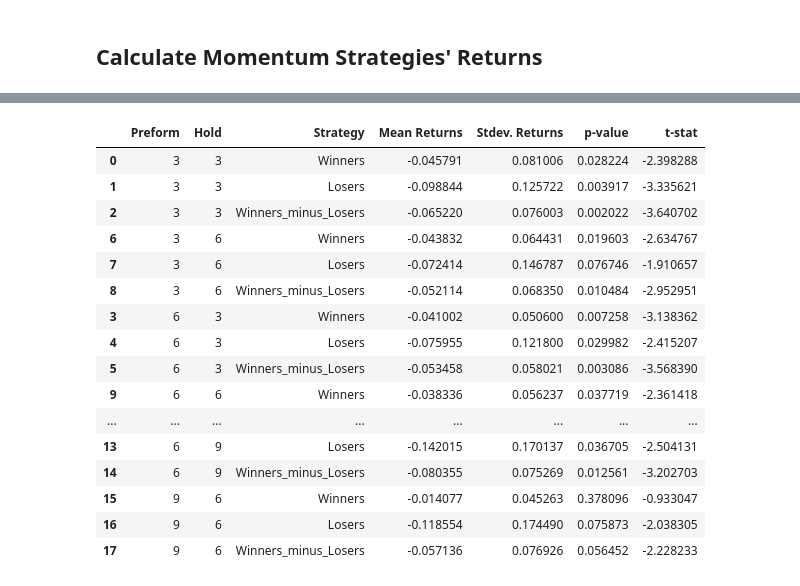
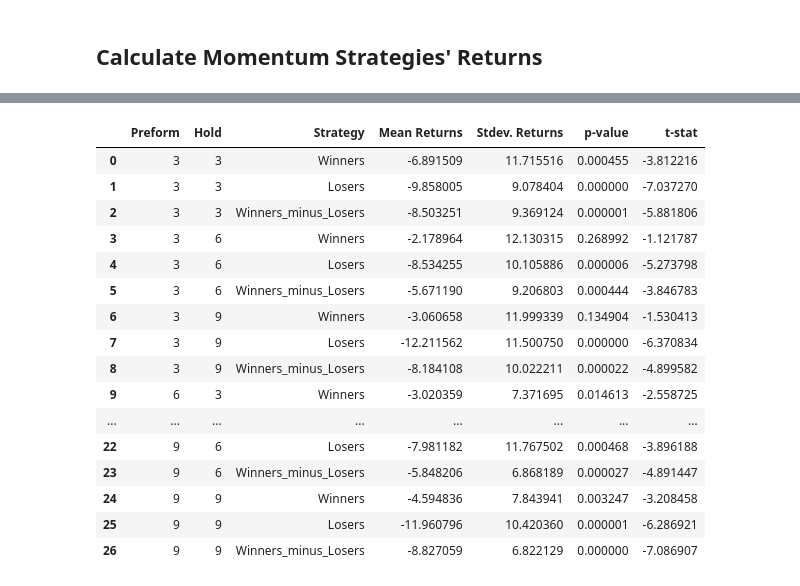
Before and after one commit to plklinh/data501, a Jupyter notebook: Momentum_Trade_Sim.ipynb, the cells around one changed output, grey strips where cells are left out. Drawn from its saved outputs; the diff is of its cells as text; code cells hidden in the pictures.

```diff
--- a/Momentum_Trade_Sim.ipynb
+++ b/Momentum_Trade_Sim.ipynb
@@ -16,17 +30,12 @@ hose_trades, hnx_trades = all_data.get_all_records()
 hose_trades = hose_trades[~hose_trades['Symbol'].isin(hose_listings[hose_listings["Status"] == "Delisted"]["Symbol"])]
 hnx_trades = hnx_trades[~hnx_trades['Symbol'].isin(hnx_listings[hnx_listings["Status"] == "Delisted"]["Symbol"])]
 # %%
-# Filtering our records from the last 5 years
-hose_trades_15_20 = hose_trades[hose_trades["Date"] > "2014-12-31"].copy(deep = True)
-hnx_trades_15_20 = hnx_trades[hnx_trades["Date"] > "2014-12-31"].copy(deep = True)
-
-# Create year, month, day variables
-def create_time_vars(data):
-    data.loc[:,"Year"] = data.Date.dt.year
-    data.loc[:,"Month"] = data.Date.dt.month
-    data.loc[:,"Day"] = data.Date.dt.day
-
-create_time_vars(hose_trades_15_20)
-create_time_vars(hnx_trades_15_20)
+# Filtering our records from the last 5 years, create time dummies and remove low priced stocks
+hose_trades_16_20 = hose_trades[hose_trades["Date"] > "2015-12-31"].copy(deep = True)
+hnx_trades_16_20 = hnx_trades[hnx_trades["Date"] > "2015-12-31"].copy(deep = True)
+create_time_vars(hose_trades_16_20)
+create_time_vars(hnx_trades_16_20)
+hose_trades_16_20 = filter_low_price_and_volume(hose_trades_16_20)
+hnx_trades_16_20 = filter_low_price_and_volume(hnx_trades_16_20)
 # %%
 # Inspect the adjusted closing prices and matched volumes for HOSE
@@ -181,11 +193,0 @@ hose_test_res_15_20  =  calculate_t_test(hose_trades_15_20)
-# %%
-# Functions to display results
-def highlight_signif(s):
-    '''
-    highlight significant p-values
-    '''
-    is_signficant = s <= 0.05
-    return ['background-color: yellow' if v else '' for v in is_signficant]
-
-def display_test_res(test_res):
-    return test_res.sort_values(["Preform","Hold"]).style.apply(highlight_signif, subset=['p-value'])
@@ -234,3 +275,3 @@ display_test_res(hose_test_res_15_20)
 # %%
-hnx_test_res_15_19  =  calculate_t_test(hnx_trades_15_20[hnx_trades_15_20["Date"] <= "2020-12-31"])
-hose_test_res_15_19  =  calculate_t_test(hose_trades_15_20[hose_trades_15_20["Date"] <= "2020-12-31"])
+_, hnx_test_res_16_19  =  calculate_t_test(hnx_trades_16_20[hnx_trades_16_20["Date"] <= "2019-12-31"])
+_, hose_test_res_16_19  =  calculate_t_test(hose_trades_16_20[hose_trades_16_20["Date"] <= "2019-12-31"])
@@ -255,21 +278,21 @@ hose_test_res_15_19  =  calculate_t_test(hose_trades_15_20[hose_trades_15_20["Da
 # %%
-display_test_res(hnx_test_res_15_19)
+display_test_res(hnx_test_res_16_19)
 # %% [output]
 |  | Preform | Hold | Strategy | Mean Returns | Stdev. Returns | p-value | t-stat |
-| 0 | 3 | 3 | Winners | -0.045791 | 0.081006 | 0.028224 | -2.398288 |
-| 1 | 3 | 3 | Losers | -0.098844 | 0.125722 | 0.003917 | -3.335621 |
-| 2 | 3 | 3 | Winners_minus_Losers | -0.065220 | 0.076003 | 0.002022 | -3.640702 |
-| 6 | 3 | 6 | Winners | -0.043832 | 0.064431 | 0.019603 | -2.634767 |
-| 7 | 3 | 6 | Losers | -0.072414 | 0.146787 | 0.076746 | -1.910657 |
-| 8 | 3 | 6 | Winners_minus_Losers | -0.052114 | 0.068350 | 0.010484 | -2.952951 |
-| 3 | 6 | 3 | Winners | -0.041002 | 0.050600 | 0.007258 | -3.138362 |
-| 4 | 6 | 3 | Losers | -0.075955 | 0.121800 | 0.029982 | -2.415207 |
-| 5 | 6 | 3 | Winners_minus_Losers | -0.053458 | 0.058021 | 0.003086 | -3.568390 |
-| 9 | 6 | 6 | Winners | -0.038336 | 0.056237 | 0.037719 | -2.361418 |
+| 0 | 3 | 3 | Winners | -6.891509 | 11.715516 | 0.000455 | -3.812216 |
+| 1 | 3 | 3 | Losers | -9.858005 | 9.078404 | 0.000000 | -7.037270 |
+| 2 | 3 | 3 | Winners_minus_Losers | -8.503251 | 9.369124 | 0.000001 | -5.881806 |
+| 3 | 3 | 6 | Winners | -2.178964 | 12.130315 | 0.268992 | -1.121787 |
+| 4 | 3 | 6 | Losers | -8.534255 | 10.105886 | 0.000006 | -5.273798 |
+| 5 | 3 | 6 | Winners_minus_Losers | -5.671190 | 9.206803 | 0.000444 | -3.846783 |
+| 6 | 3 | 9 | Winners | -3.060658 | 11.999339 | 0.134904 | -1.530413 |
+| 7 | 3 | 9 | Losers | -12.211562 | 11.500750 | 0.000000 | -6.370834 |
+| 8 | 3 | 9 | Winners_minus_Losers | -8.184108 | 10.022211 | 0.000022 | -4.899582 |
+| 9 | 6 | 3 | Winners | -3.020359 | 7.371695 | 0.014613 | -2.558725 |
 | ... | ... | ... | ... | ... | ... | ... | ... |
-| 13 | 6 | 9 | Losers | -0.142015 | 0.170137 | 0.036705 | -2.504131 |
-| 14 | 6 | 9 | Winners_minus_Losers | -0.080355 | 0.075269 | 0.012561 | -3.202703 |
-| 15 | 9 | 6 | Winners | -0.014077 | 0.045263 | 0.378096 | -0.933047 |
-| 16 | 9 | 6 | Losers | -0.118554 | 0.174490 | 0.075873 | -2.038305 |
-| 17 | 9 | 6 | Winners_minus_Losers | -0.057136 | 0.076926 | 0.056452 | -2.228233 |
+| 22 | 9 | 6 | Losers | -7.981182 | 11.767502 | 0.000468 | -3.896188 |
+| 23 | 9 | 6 | Winners_minus_Losers | -5.848206 | 6.868189 | 0.000027 | -4.891447 |
+| 24 | 9 | 9 | Winners | -4.594836 | 7.843941 | 0.003247 | -3.208458 |
+| 25 | 9 | 9 | Losers | -11.960796 | 10.420360 | 0.000001 | -6.286921 |
+| 26 | 9 | 9 | Winners_minus_Losers | -8.827059 | 6.822129 | 0.000000 | -7.086907 |
 # %%
```
Also changed, not shown: parts of 18 cells of this notebook, 1 other file.
